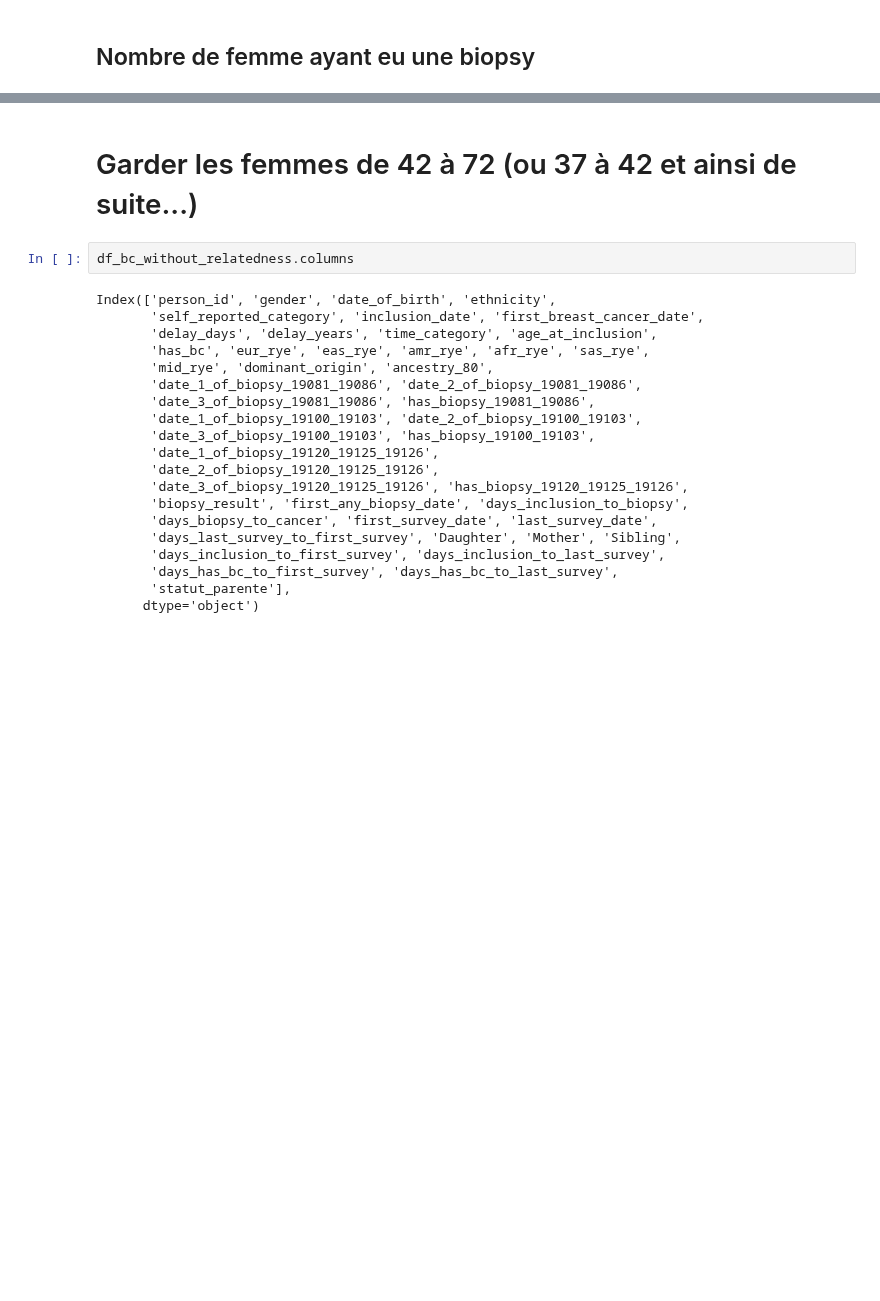
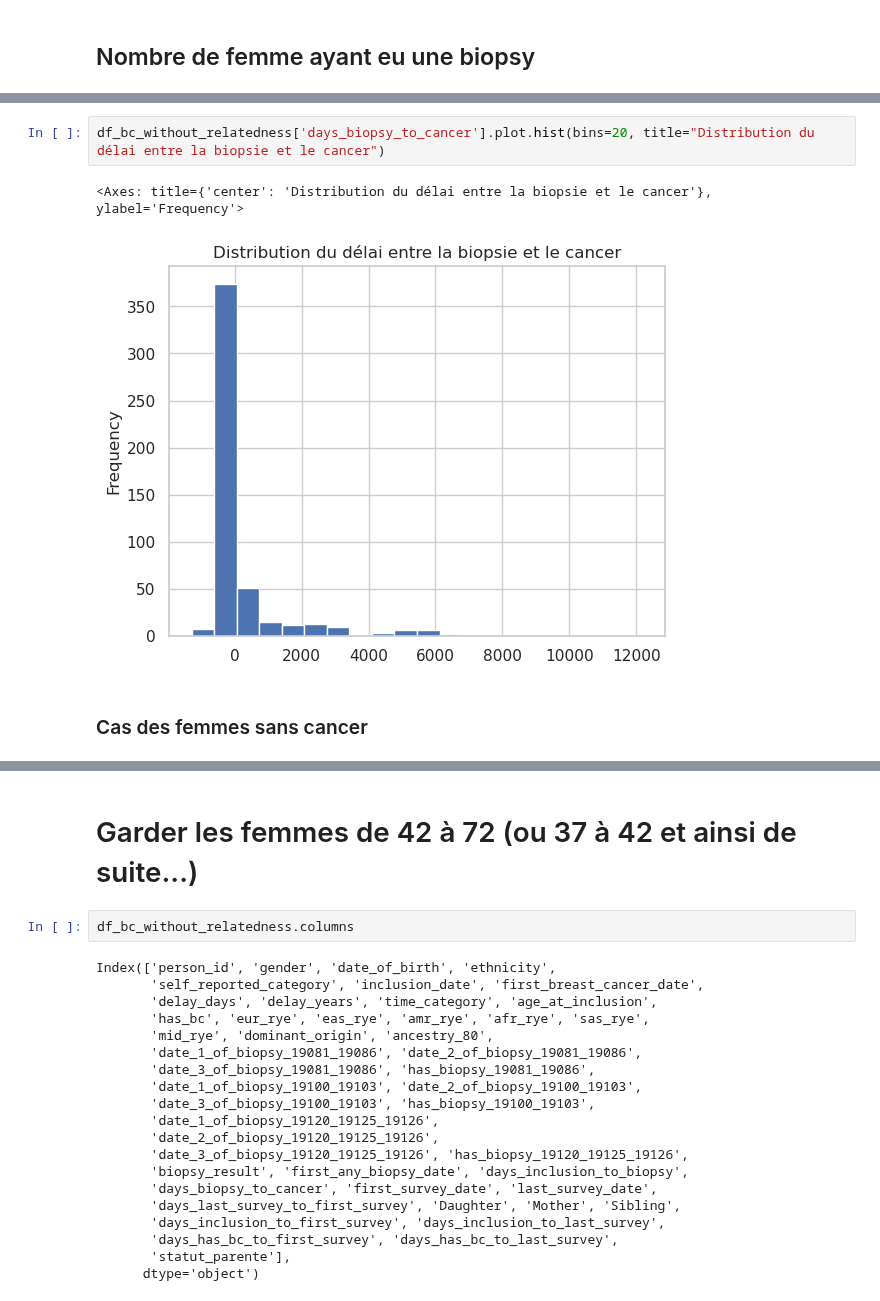
Before and after one commit to RR-DataSciences/Multi-trait-GWAS-in-admixed-populations, a Jupyter notebook: notebooks/54_Breast_Cancer_WITHIN_5Y_DataSelectionAndFiltering.ipynb, the cells around one changed output, grey strips where cells are left out. Cells and saved outputs as stored; diff of their text form; blank space fills up the shorter version.

Commit message:
Gestion des antécédents de biopsies dans le notebook 54

```diff
--- a/notebooks/54_Breast_Cancer_WITHIN_5Y_DataSelectionAndFiltering.ipynb
+++ b/notebooks/54_Breast_Cancer_WITHIN_5Y_DataSelectionAndFiltering.ipynb
@@ -341,0 +352,7 @@ df_bc_without_relatedness['days_inclusion_to_biopsy'].hist(bins=100)
+# %%
+df_bc_without_relatedness['days_biopsy_to_cancer'].plot.hist(bins=20, title="Distribution du délai entre la biopsie et le cancer")
+# %% [output]
+<Axes: title={'center': 'Distribution du délai entre la biopsie et le cancer'}, ylabel='Frequency'>
+[figure, added]
+# %% [markdown]
+### Cas des femmes sans cancer
```
Also changed, not shown: parts of 15 cells of this notebook.
